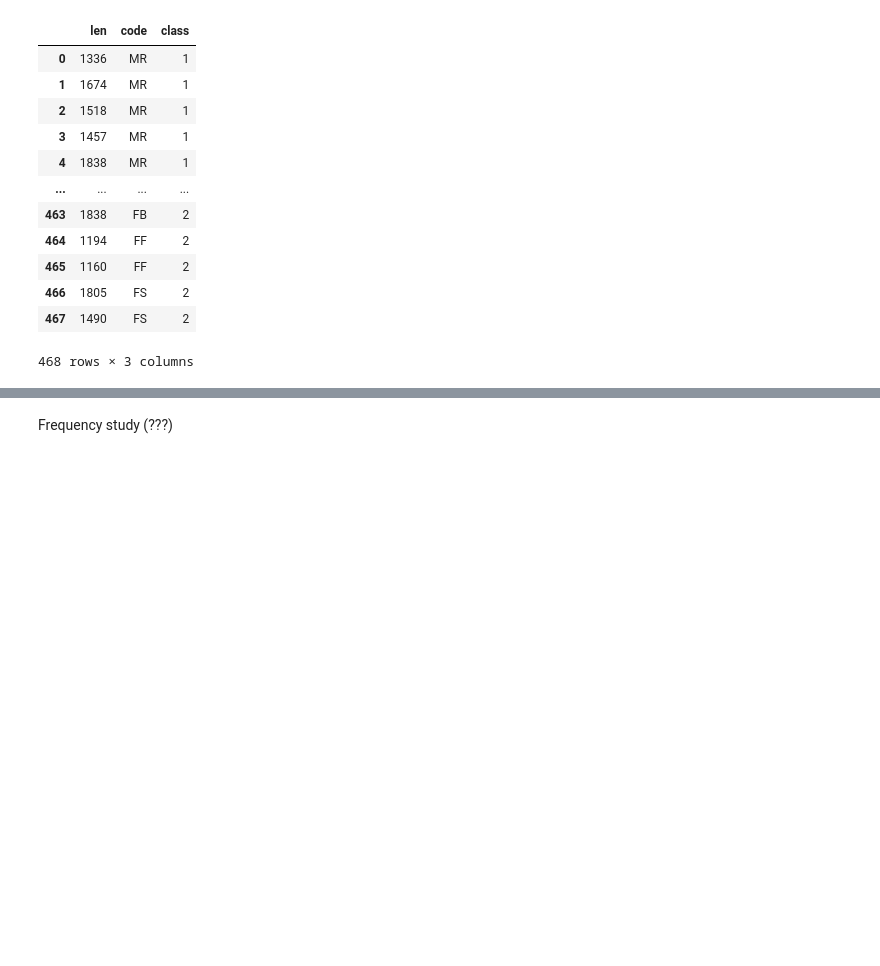
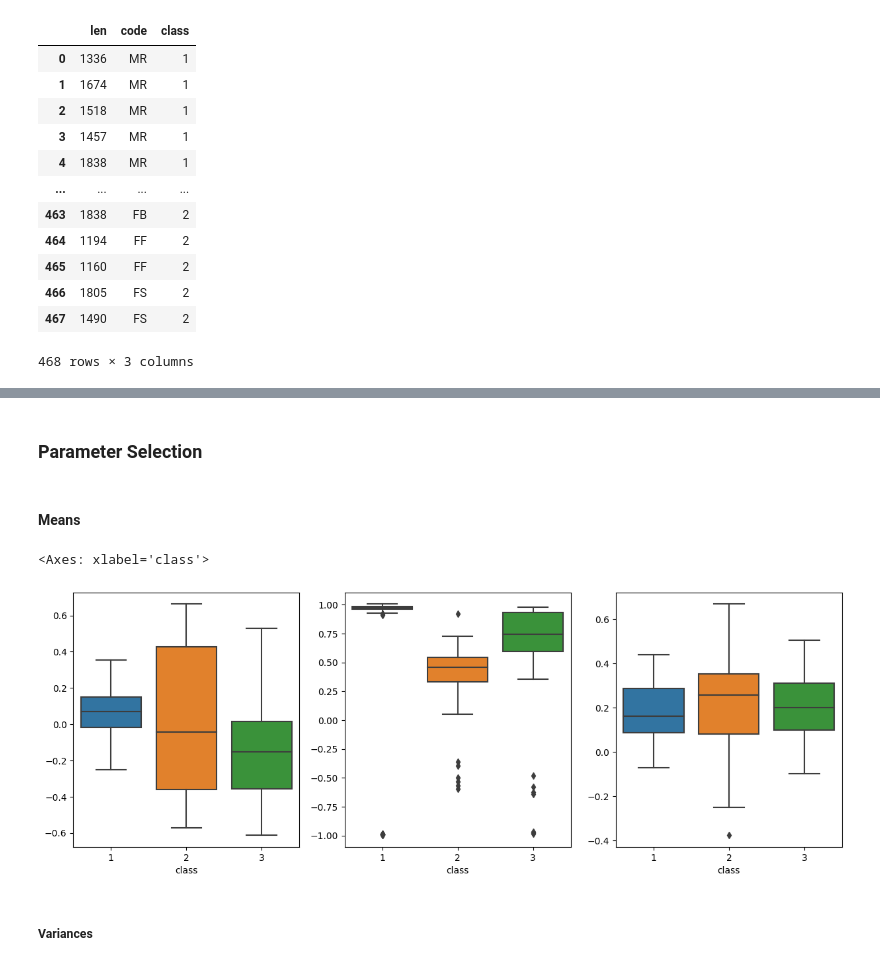
Before and after one commit to Vinavil334/SL4HD, a Jupyter notebook: The_Great_Giochini.ipynb, the cells around one changed output, grey strips where cells are left out. Drawn from its saved outputs; the diff is of its cells as text; code cells hidden in the pictures; blank space fills up the shorter version.

Commit message:
boxplot parameters

```diff
--- a/The_Great_Giochini.ipynb
+++ b/The_Great_Giochini.ipynb
@@ -13,8 +13,8 @@ import seaborn as sns
 # %% [markdown]
 Path (select yours, comment others)
 # %%
-#path = "C:/Users/markh/Desktop/Università/Healthcare Data/SL4HD/Train2/"
-path = "C:/Users/giuli/OneDrive/Desktop/SL4HD/Train2/"
+path = "C:/Users/markh/Desktop/Università/Healthcare Data/SL4HD/Train2/"
+#path = "C:/Users/giuli/OneDrive/Desktop/SL4HD/Train2/"
 #path = INSERIRE PATH SARA
 # %% [markdown]
 Create files list and dataframe
@@ -248,3 +252 @@ sns.boxplot(x='class',y='len', data=dflc)
 [figure]
-# %% [markdown]
-Frequency study (???)
@@ -263,0 +253,24 @@ freq = np.linspace(0, Fs/2, int(len(t)/2)+1)
+# %% [markdown]
+### **Parameter Selection**
+# %% [markdown]
+#### Means
+# %%
+means_x = []
+means_y = []
+means_z = []
+
+for i in np.arange(len(li)):
+    means_x.append(li[i].x.mean())
+    means_y.append(li[i].y.mean())
+    means_z.append(li[i].z.mean())
+# %%
+fig, axs = plt.subplots(ncols=3, figsize=(15,5))
+
+sns.boxplot(x='class',y=means_x,data=dfc,ax=axs[0])
+sns.boxplot(x='class',y=means_y,data=dfc,ax=axs[1])
+sns.boxplot(x='class',y=means_z,data=dfc,ax=axs[2])
+# %% [output]
+<Axes: xlabel='class'>
+[figure, added]
+# %% [markdown]
+##### Variances
```
Also changed, not shown: parts of 18 cells of this notebook, 1 other file.
